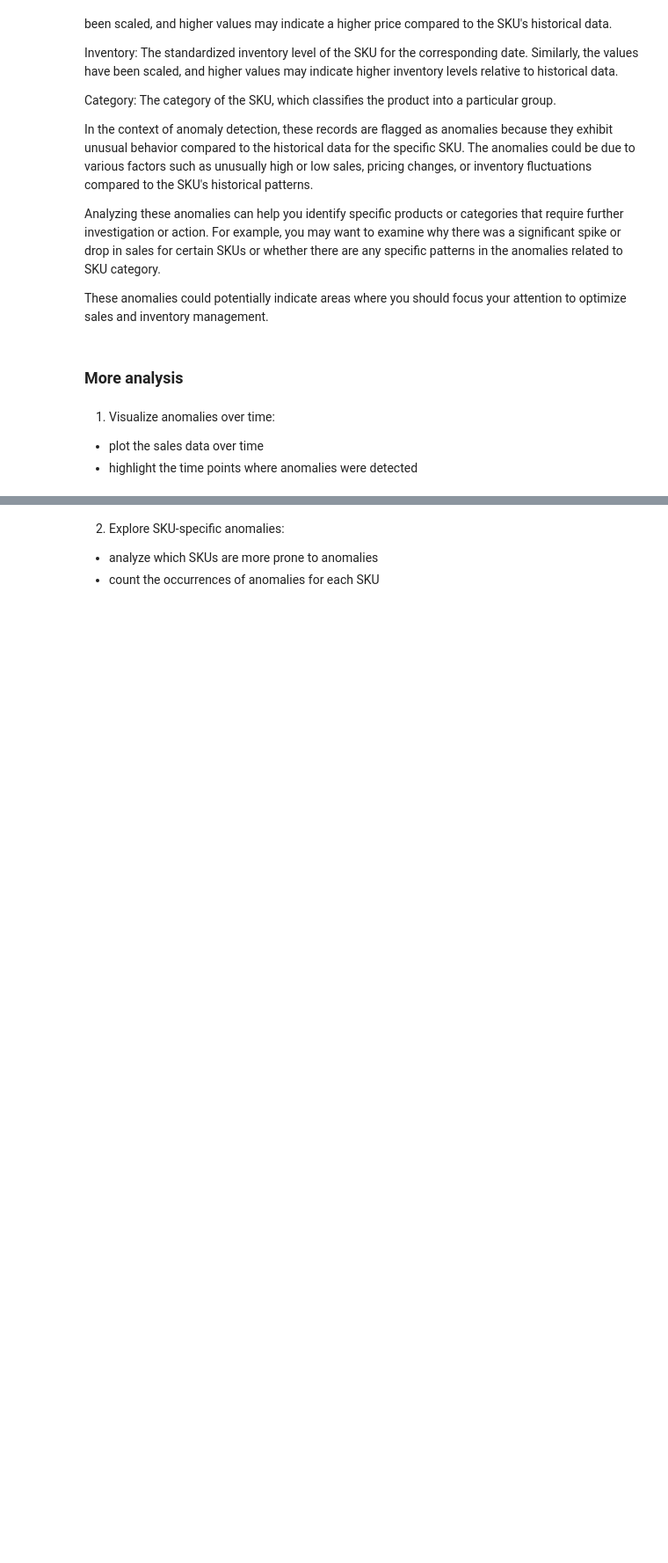
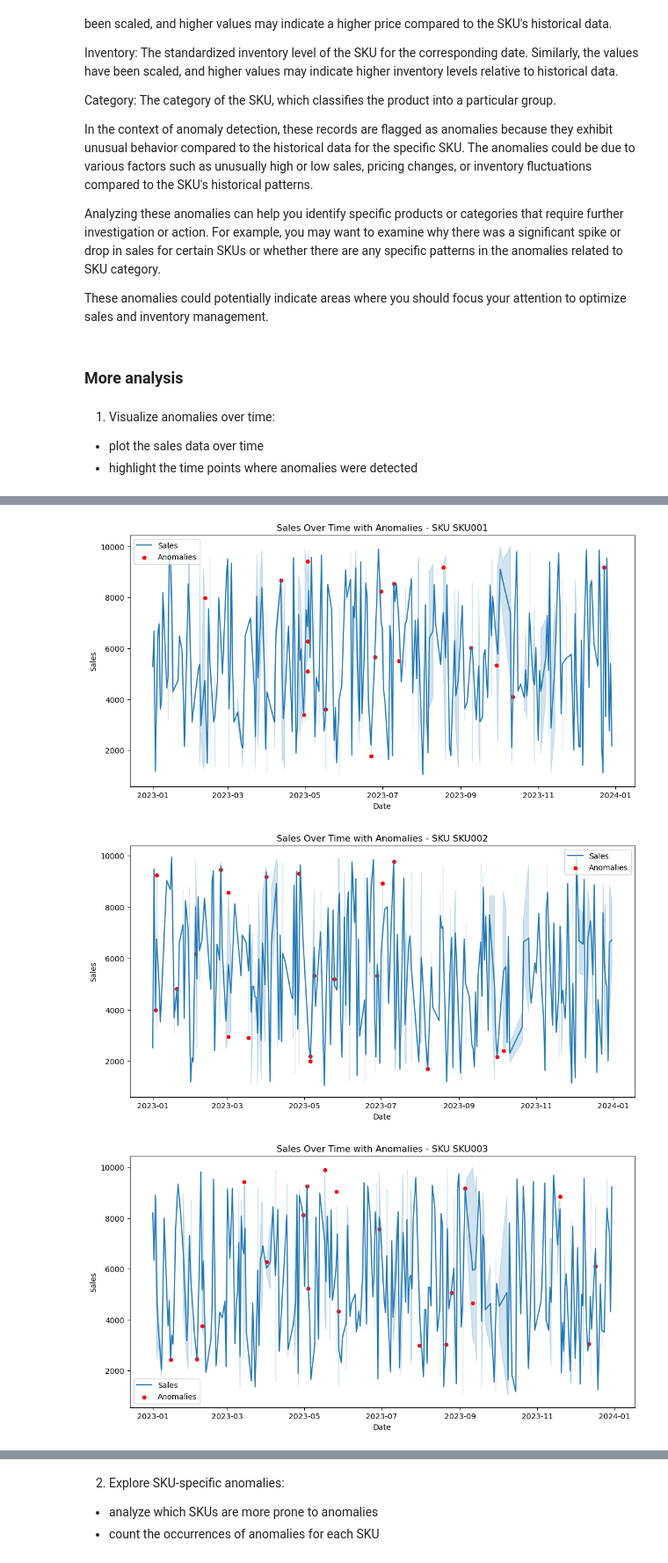
Before and after one commit to yli3-chwy/PulseGuard-Sales, a Jupyter notebook: notebooks/lstm with fake data copy.ipynb, the cells around one changed output, grey strips where cells are left out. Shown at 88% size. Cells and saved outputs as stored; diff of their text form; code cells hidden in the pictures; blank space fills up the shorter version.

```diff
--- a/notebooks/lstm with fake data copy.ipynb
+++ b/notebooks/lstm with fake data copy.ipynb
@@ -360,0 +362,22 @@ The `ci` parameter is deprecated. Use `errorbar=None` for the same effect.
+# %%
+import matplotlib.pyplot as plt
+import seaborn as sns
+
+for sku in unique_skus:
+    plt.figure(figsize=(12, 6))
+
+    # Plotting the line plot with a 95% confidence interval
+    sns.lineplot(x='Date', y='Sales', data=sales_data_sorted[sales_data_sorted['SKU'] == sku], err_style="band", label='Sales')
+
+    # Plotting anomalies in red
+    sns.scatterplot(x='Date', y='Sales', data=sales_data_sorted[(sales_data_sorted['SKU'] == sku) & sales_data_sorted['Anomaly']], color='red', label='Anomalies', legend=False)
+
+    plt.title(f'Sales Over Time with Anomalies - SKU {sku}')
+    plt.xlabel('Date')
+    plt.ylabel('Sales')
+    plt.legend()  # Show legend including the 'Sales' and 'Anomalies' labels
+    plt.show()
+# %% [output]
+[figure, added]
+[figure, added]
+[figure, added]
```
Also changed, not shown: parts of 17 cells of this notebook, 3 other files.
